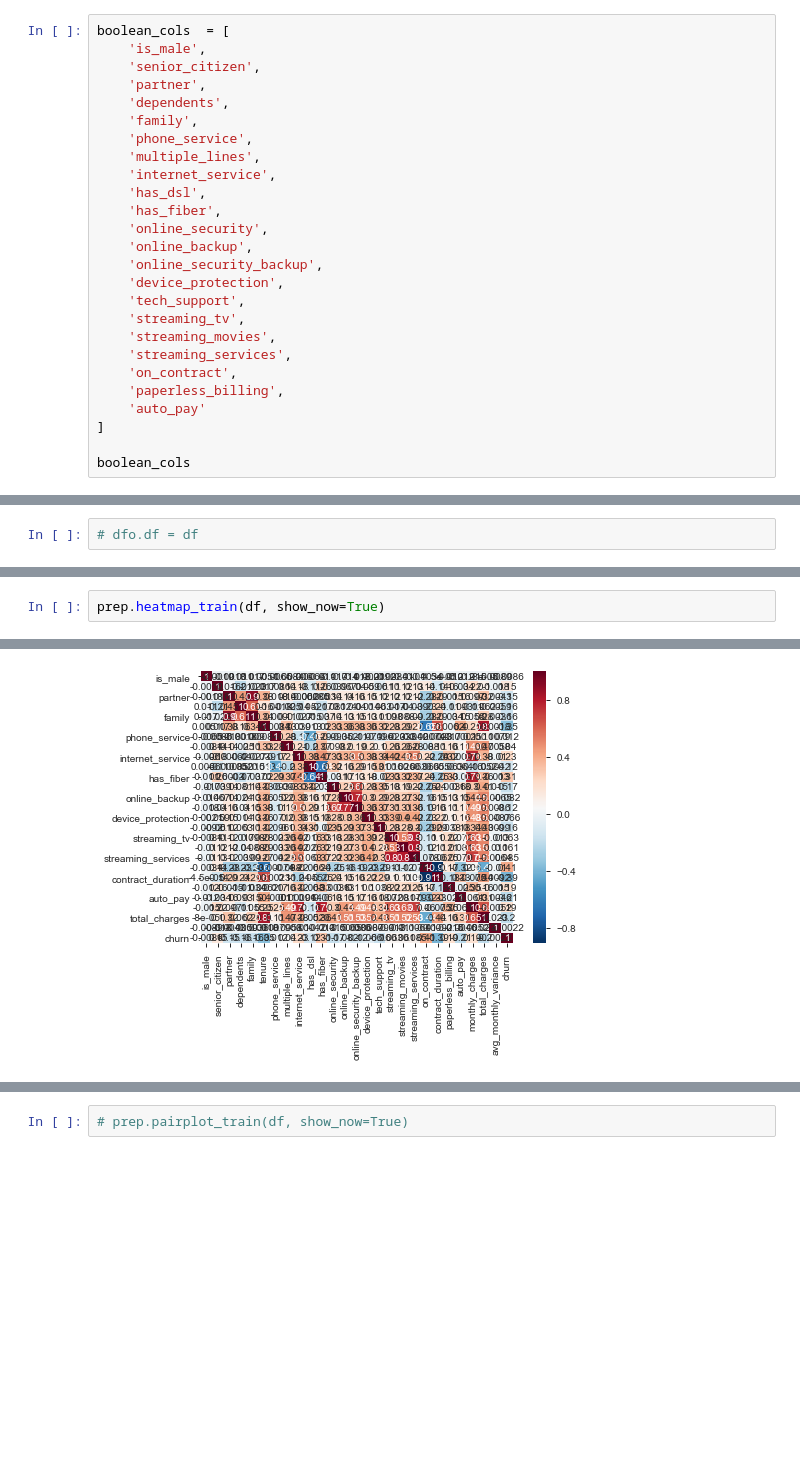
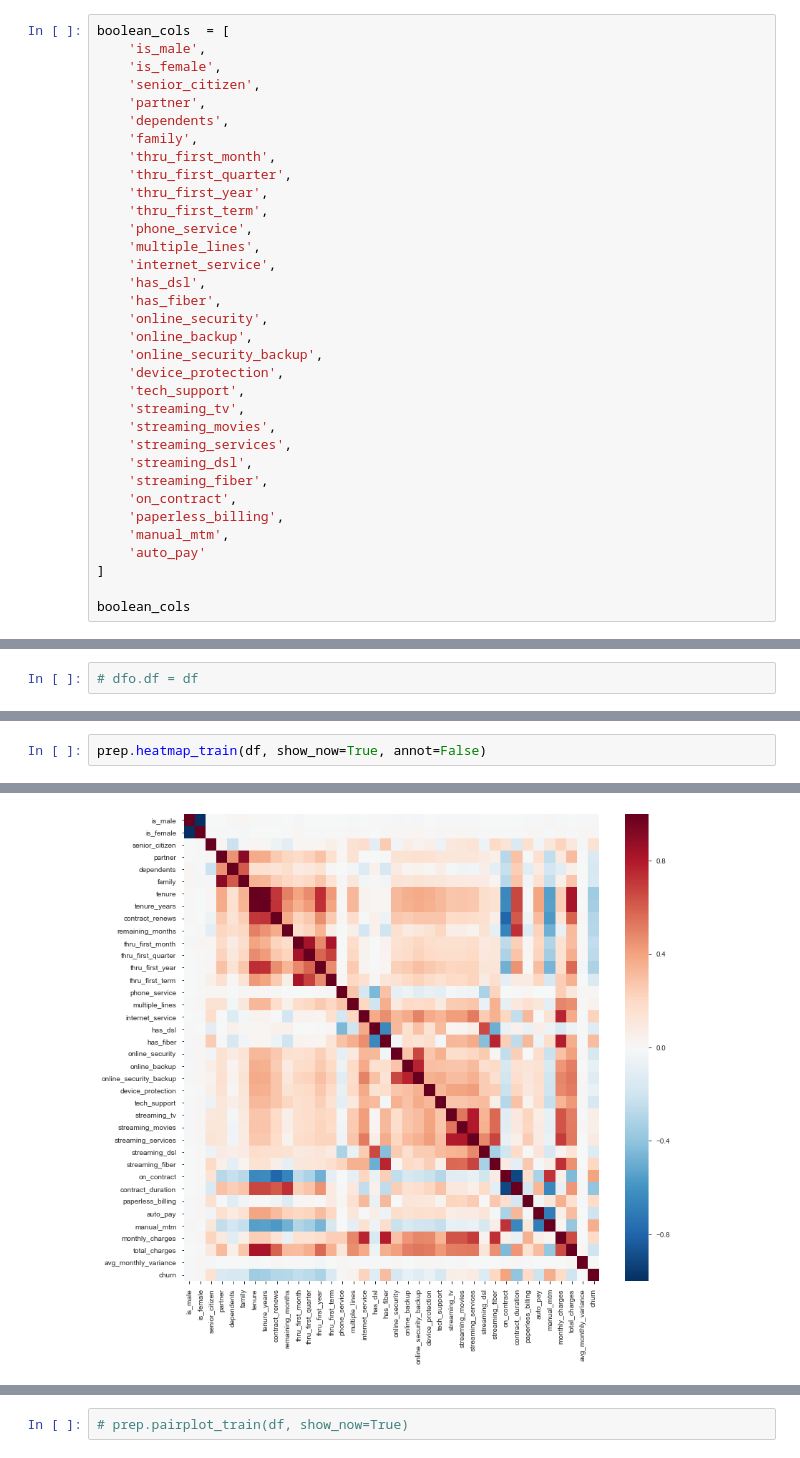
Before and after one commit to kjeliasen/TelcOMG, a Jupyter notebook: Telco_Churn_working.ipynb, the cells around one changed output, grey strips where cells are left out. Drawn from its saved outputs; the diff is of its cells as text; blank space fills up the shorter version.

```diff
--- a/Telco_Churn_working.ipynb
+++ b/Telco_Churn_working.ipynb
@@ -123,10 +126,15 @@ dtype: object
 # %%
 boolean_cols  = [
     'is_male',
+    'is_female',
     'senior_citizen',
     'partner',
     'dependents',
     'family',
+    'thru_first_month',
+    'thru_first_quarter',
+    'thru_first_year',
+    'thru_first_term',
     'phone_service',
     'multiple_lines',
     'internet_service',
@@ -140,8 +148,11 @@ boolean_cols  = [
     'streaming_tv',
     'streaming_movies',
     'streaming_services',
+    'streaming_dsl',
+    'streaming_fiber',
     'on_contract',
     'paperless_billing',
+    'manual_mtm',
     'auto_pay'
 ]
 
@@ -233,5 +244,5 @@ ending frame_splain ; time: 0.06215620040893555
 # %%
-prep.heatmap_train(df, show_now=True)
+prep.heatmap_train(df, show_now=True, annot=False)
 # %% [output]
 starting heatmap_train
-[figure, old version]
+[figure, new version]
```
Also changed, not shown: parts of 60 cells of this notebook, 10 other files.
